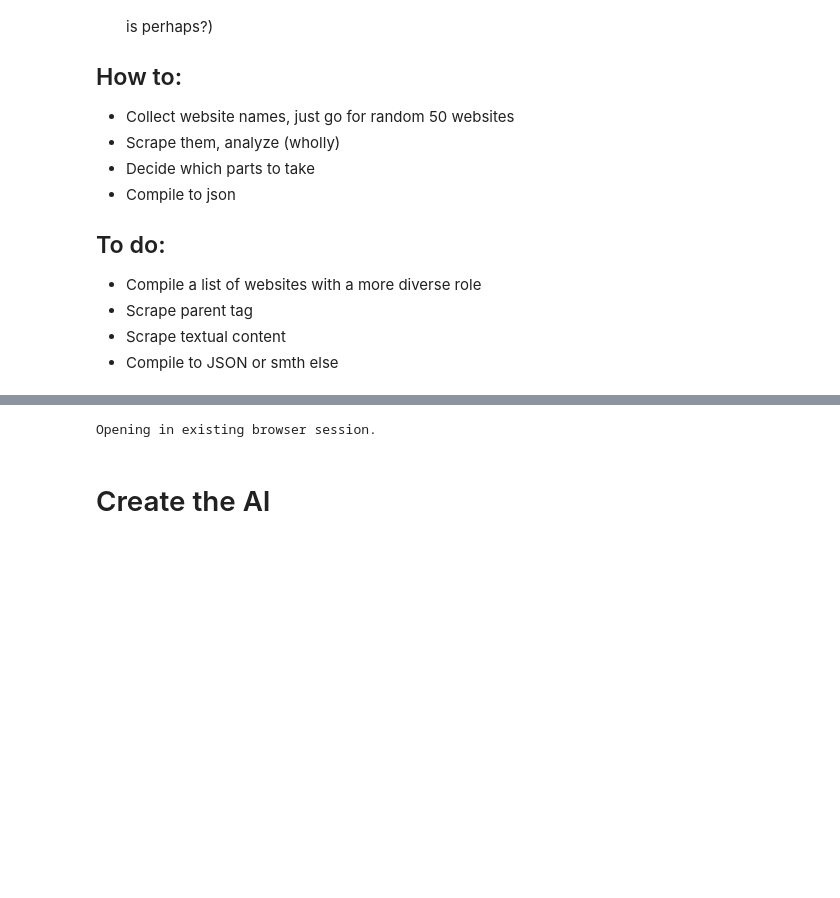
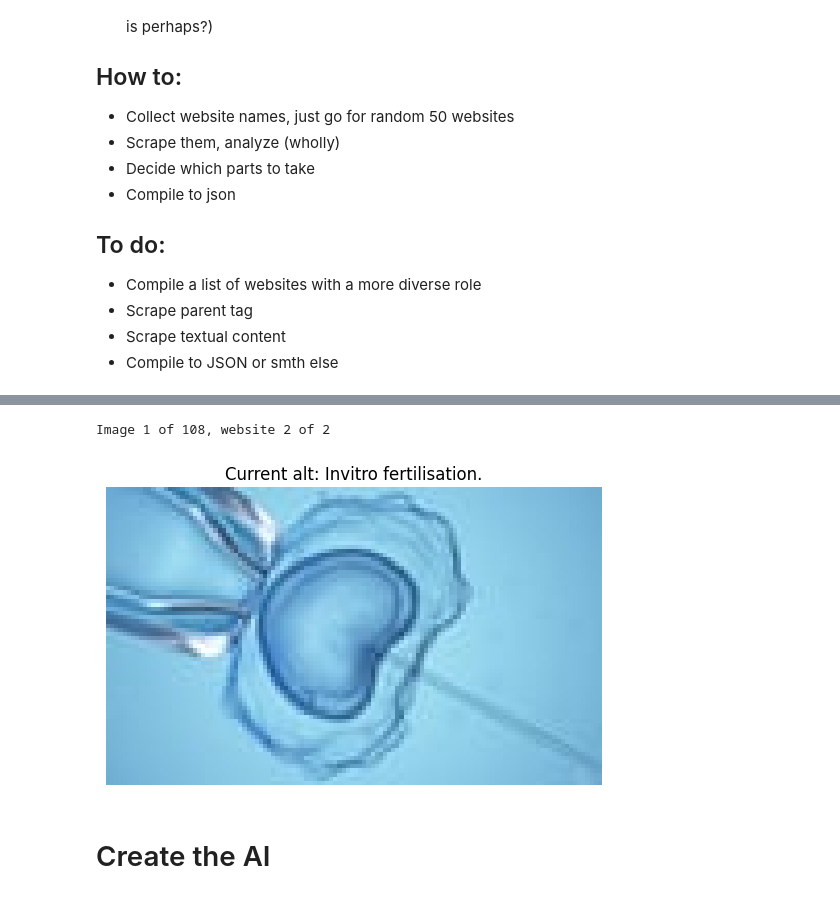
Before and after one commit to FelineJTD/image-alt-text-ai, a Jupyter notebook: web-scraper.ipynb, the cells around one changed output, grey strips where cells are left out. Saved outputs shown, nothing was run; the diff lists cells and outputs as text; code cells hidden in the pictures; blank space fills up the shorter version.

Commit message:
feat: better control in labelling flow

```diff
--- a/web-scraper.ipynb
+++ b/web-scraper.ipynb
@@ -37,10 +37,10 @@ Requirement already satisfied: six>=1.5 in /usr/lib/python3/dist-packages (from
 Note: you may need to restart the kernel to use updated packages.
 # %%
 websites = [
-    # "https://www.bbc.co.uk/news",
-    # "https://www.theguardian.com/uk",
+    "https://www.bbc.co.uk/news",
+    "https://www.theguardian.com/uk",
     # "https://www.telegraph.co.uk/",
-    "https://www.congress.gov/",
+    # "https://www.congress.gov/",
     # "https://www.trendmicro.com/en_id/business.html",
     # "https://www.independent.co.uk/",
     # "https://www.mirror.co.uk/",
@@ -71,12 +71,13 @@ websites = [
 
 import requests
 from urllib.parse import urljoin
+from io import BytesIO
+import requests
+import matplotlib.pyplot as plt
+from PIL import Image
+
 
 def label_image(image_url, image_alt):
-    # Error handling
-    if not image_url.startswith(('http://', 'https://')):
-        image_url = urljoin(URL, image_url)
-    print(image_url)
     # Download the image
     image_res = requests.get(image_url)
     # Display the image
@@ -84,6 +85,9 @@ def label_image(image_url, image_alt):
     plt.imshow(image)
     plt.title(f'Current alt: {image_alt}')
     plt.axis("off")
+    # Set bg color to gray
+    ax = plt.gca()
+    ax.set_facecolor('gray')
     plt.show()
     # Manually label the data
     # 1. Role
@@ -96,6 +100,9 @@ def label_image(image_url, image_alt):
     # A shortcut to skip the image, input '0' for role
     if (role == '0'):
         return None
+    # A shortcut to cut the loop, input 'q' for role
+    if (role == 'q'):
+        return 'q'
 
     # 2. New alt text, if previous alt text is not descriptive enough
     new_alt = input("New alt text: ")
@@ -143,6 +150,7 @@ import json
 from IPython.display import clear_output
 import webbrowser
 
+i_website = 1
 for URL in websites:
     # Open the URL in a new tab for reference while labelling
     webbrowser.open_new_tab(URL)
@@ -150,35 +158,49 @@ for URL in websites:
     page = requests.get(URL)
     # Parse the HTML content
     soup = BeautifulSoup(page.content, "html.parser")
     # Find all 'img' tags
     images = soup.find_all("img")
     # Remove duplicates
     images = set(images)
 
+    i_image = 1
     for image in images:
         try:
             # Clear the output before displaying the next image to avoid an overly big notebook size
             clear_output(wait=True)
+            print(f"Image {i_image} of {len(images)}, website {i_website} of {len(websites)}")
             # The 'src' attribute of the image
             image_url = image["src"]
+            # Error handling
+            if not image_url.startswith(('http://', 'https://')):
+                image_url = urljoin(URL, image_url)
             # The 'alt' attribute of the image
             image_alt = image.get("alt", "No alt attribute")  # Use a default value if 'alt' is missing
             # Label the image manually
             data = label_image(image_url, image_alt)
-            # Write the data (iamage and labels) to a file
+            if data == 'q':
+                break
+            # Write the data (image and labels) to a file
             if data is not None:
                 print(data)
 
         except KeyError:
             pass  # Skip images without 'src' or 'alt'
         except requests.exceptions.MissingSchema:
             pass  # Skip URLs without a schema
+        except Exception as e:
+            print(f"An error occurred: {e}")
+
+        i_image += 1
+
+    i_website += 1
 
 # Step 4: Write the list to a file in JSON format
 # with open("news.json", "w") as f:
 #     json.dump(images_info, f, indent=4)
 # %% [output]
-Opening in existing browser session.
+Image 1 of 108, website 2 of 2
+[figure, added]
 # %% [markdown]
 # Create the AI
 # %%
```
